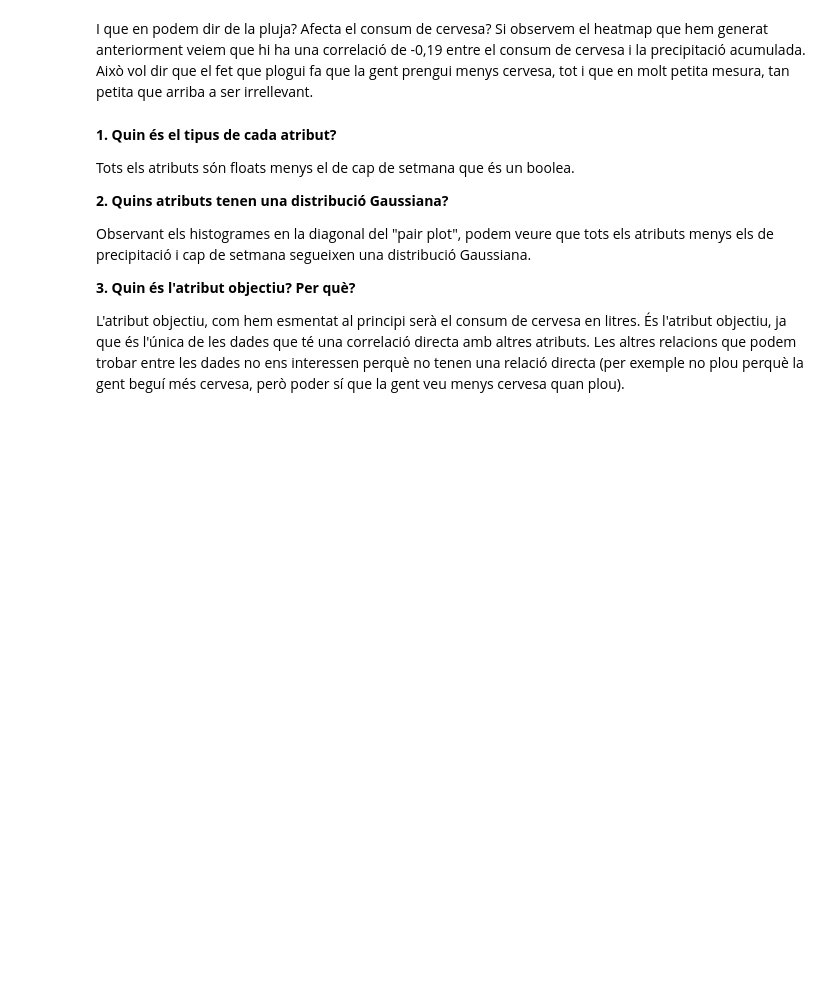
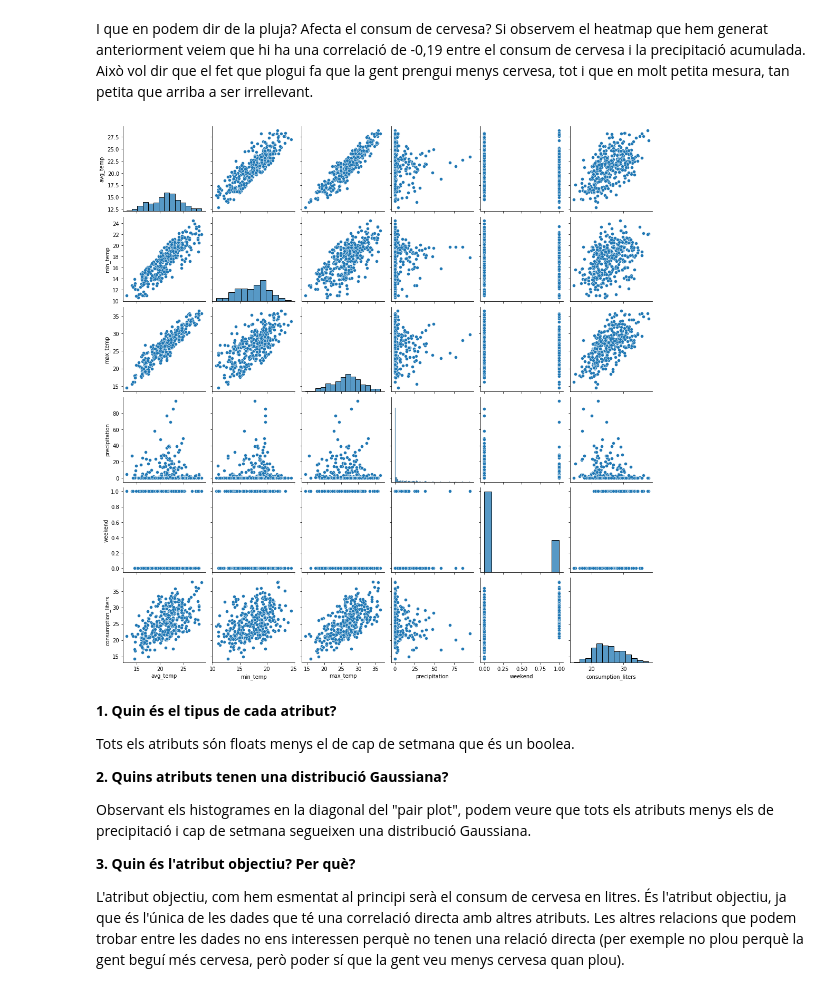
Before and after one commit to josepmdc/ApC-PLAB1, a Jupyter notebook: PLAB1.ipynb, the cells around one changed output. Drawn from its saved outputs; the diff is of its cells as text; code cells hidden in the pictures; blank space fills up the shorter version.

```diff
--- a/PLAB1.ipynb
+++ b/PLAB1.ipynb
@@ -164,6 +164,11 @@ plt.show()
 Podem veure que, tal com hem vist anteriorment en el heatmap, hi ha una correlació positiva entre els mesos on fa més calor i el consum de cervesa, és a dir en els mesos més calorosos es consumeix més cervesa. Cal tenir en compte que les dades són del Brasil, que és a l'hemisferi sud, i per tant fa calor en els mesos quan fa fred a l'hemisferi nord.
 # %% [markdown]
 I que en podem dir de la pluja? Afecta el consum de cervesa? Si observem el heatmap que hem generat anteriorment veiem que hi ha una correlació de -0,19 entre el consum de cervesa i la precipitació acumulada. Això vol dir que el fet que plogui fa que la gent prengui menys cervesa, tot i que en molt petita mesura, tan petita que arriba a ser irrellevant.
+# %%
+sns.pairplot(dataset)
+plt.show()
+# %% [output]
+[figure, added]
 # %% [markdown]
 **1. Quin és el tipus de cada atribut?**
 
```
Also changed, not shown: parts of 20 cells of this notebook.
